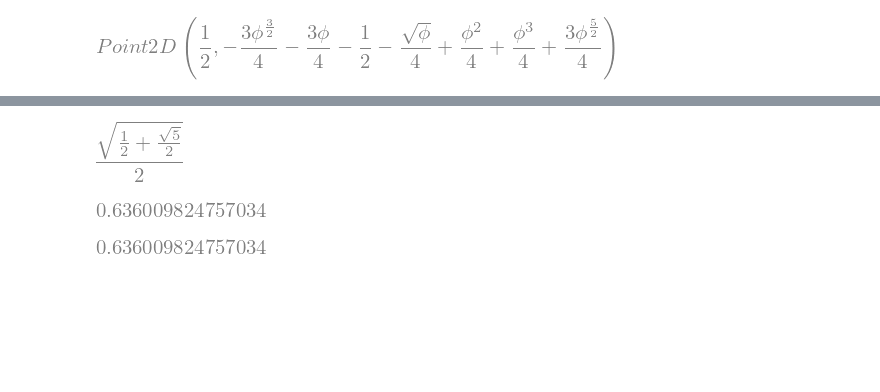
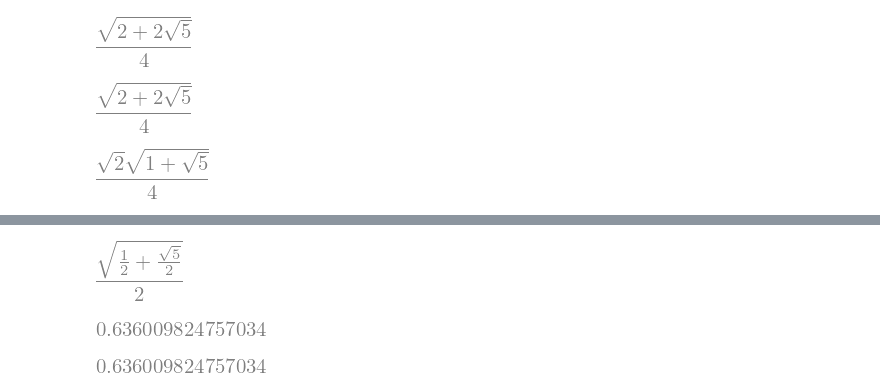
Before and after one commit to geometor/explorer-notebooks, a Jupyter notebook: kepler triangle.ipynb, the cells around one changed output, grey strips where cells are left out. Saved outputs shown, nothing was run; the diff lists cells and outputs as text; code cells hidden in the pictures; blank space fills up the shorter version.

```diff
--- a/kepler triangle.ipynb
+++ b/kepler triangle.ipynb
@@ -47,8 +46,18 @@ Render: 0:00:01.623738
 [interactive output not drawn]
 # %%
-pts[29]
+val = pts[24].y
-# %% [output]
-[figure, removed]
+# %%
+val.simplify()
+# %% [output]
+[figure, added]
+# %%
+val.expand()
+# %% [output]
+[figure, added]
+# %%
+val.factor()
+# %% [output]
+[figure, added]
 # %%
 (pts[29].y.simplify() - (sp.sqrt(phi)/4)).simplify()
 # %% [output]
```
Also changed, not shown: parts of 4 cells of this notebook, 15 other files.
